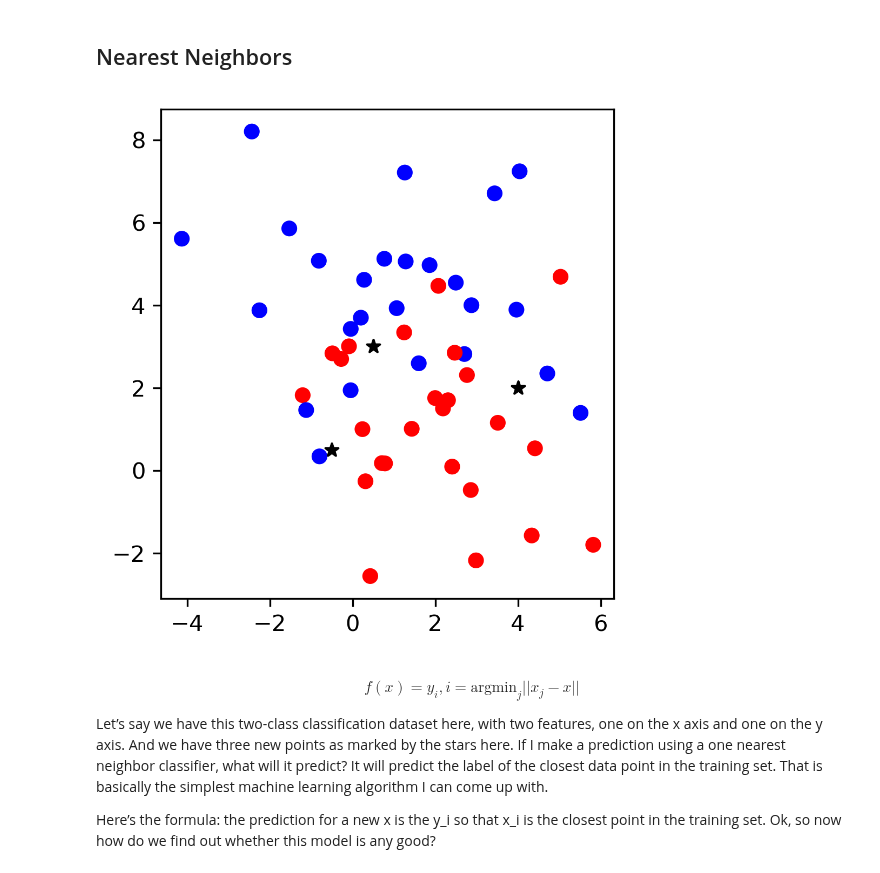
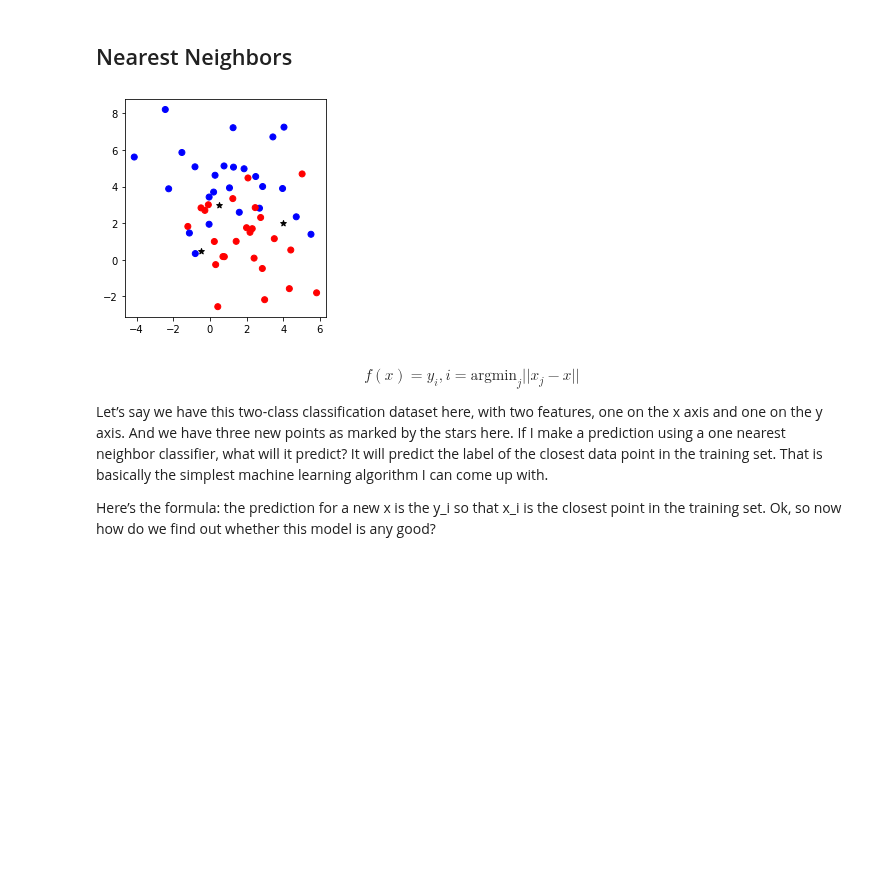
Before and after one commit to amueller/aml, a Jupyter notebook: 01-ml-workflow/02-supervised-learning.ipynb, the cells around one changed output. Saved outputs shown, nothing was run; the diff lists cells and outputs as text; code cells hidden in the pictures; blank space fills up the shorter version.

```diff
--- a/01-ml-workflow/02-supervised-learning.ipynb
+++ b/01-ml-workflow/02-supervised-learning.ipynb
@@ -31,21 +31,21 @@ nearest neighbors
 # %%
 from sklearn.datasets import make_blobs
 import numpy as np
 import matplotlib.pyplot as plt
 
 plt.rcParams['image.cmap'] = "bwr"
-plt.rcParams['figure.dpi'] = "300"
+#plt.rcParams['figure.dpi'] = "300"
 plt.rcParams['savefig.bbox'] = "tight"
 
 X, y = make_blobs(centers=2, cluster_std=2, random_state=0, n_samples=50)
 plt.figure()
 plt.gca().set_aspect("equal")
 plt.scatter(X[:, 0], X[:, 1], c=y)
 
 X_test = np.array([[0.5, 3], [4, 2], [-.5, .5]])
 plt.scatter(X_test[:, 0], X_test[:, 1], c='k', marker="*");
 # %% [output]
-[figure, old version]
+[figure, new version]
 # %% [markdown]
 
 $$f(x) = y_i, i = \text{argmin}_j || x_j - x||$$
```
Also changed, not shown: parts of 2 cells of this notebook, 4 other files.
